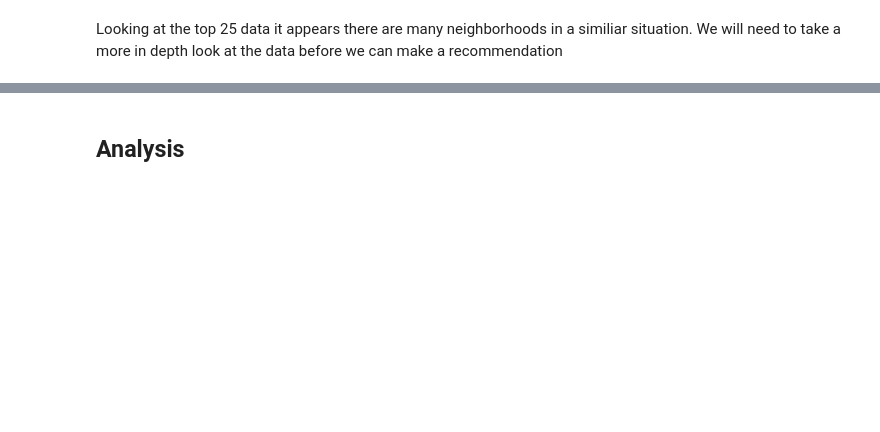
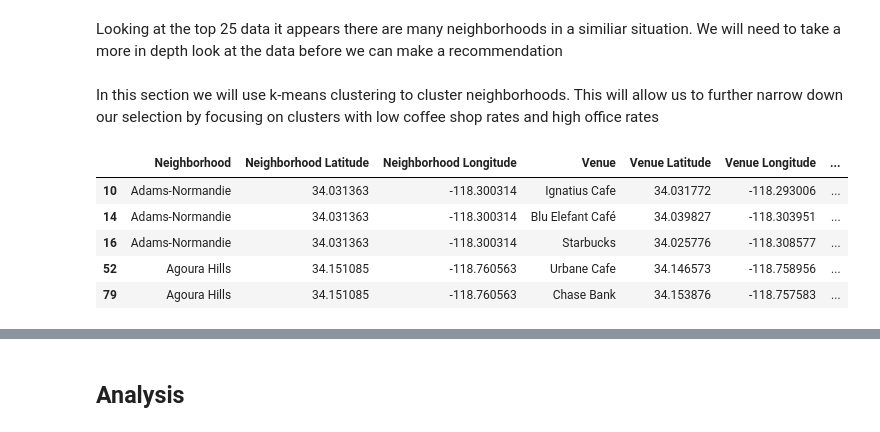
Before and after one commit to toddzs/Coursera_Capstone, a Jupyter notebook: Final Project.ipynb, the cells around one changed output, grey strips where cells are left out. Cells and saved outputs as stored; diff of their text form; code cells hidden in the pictures; blank space fills up the shorter version.

Commit message:
Published from Watson Studio.

```diff
--- a/Final Project.ipynb
+++ b/Final Project.ipynb
@@ -318,3 +318,18 @@ Hollywood Hills West      1
 Name: Venue, dtype: int64
 # %% [markdown]
 Looking at the top 25 data it appears there are many neighborhoods in a similiar situation. We will need to take a more in depth look at the data before we can make a recommendation
+# %% [markdown]
+In this section we will use k-means clustering to cluster neighborhoods. This will allow us to further narrow down our selection by focusing on clusters with low coffee shop rates and high office rates
+# %%
+#get la coffee shops and la offices into a single dataframe
+search_la = ['Bank', 'Business Service', 'Financial or Legal Service', 'Construction & Landscaping', "Doctor's Office", 'Lawyer', 'IT Services',
+        'Insurance Office', 'Design Studio', 'Medical Center', 'Office', 'College Administrative Building','Coffee','Café']
+la_complete = la_places[la_places['Venue Category'].str.contains('|'.join(search_la))]
+la_complete.head()
+# %% [output]
+|  | Neighborhood | Neighborhood Latitude | Neighborhood Longitude | Venue | Venue Latitude | Venue Longitude | ... |
+| 10 | Adams-Normandie | 34.031363 | -118.300314 | Ignatius Cafe | 34.031772 | -118.293006 | ... |
+| 14 | Adams-Normandie | 34.031363 | -118.300314 | Blu Elefant Café | 34.039827 | -118.303951 | ... |
+| 16 | Adams-Normandie | 34.031363 | -118.300314 | Starbucks | 34.025776 | -118.308577 | ... |
+| 52 | Agoura Hills | 34.151085 | -118.760563 | Urbane Cafe | 34.146573 | -118.758956 | ... |
+| 79 | Agoura Hills | 34.151085 | -118.760563 | Chase Bank | 34.153876 | -118.757583 | ... |
```
Also changed, not shown: parts of 11 cells of this notebook.
